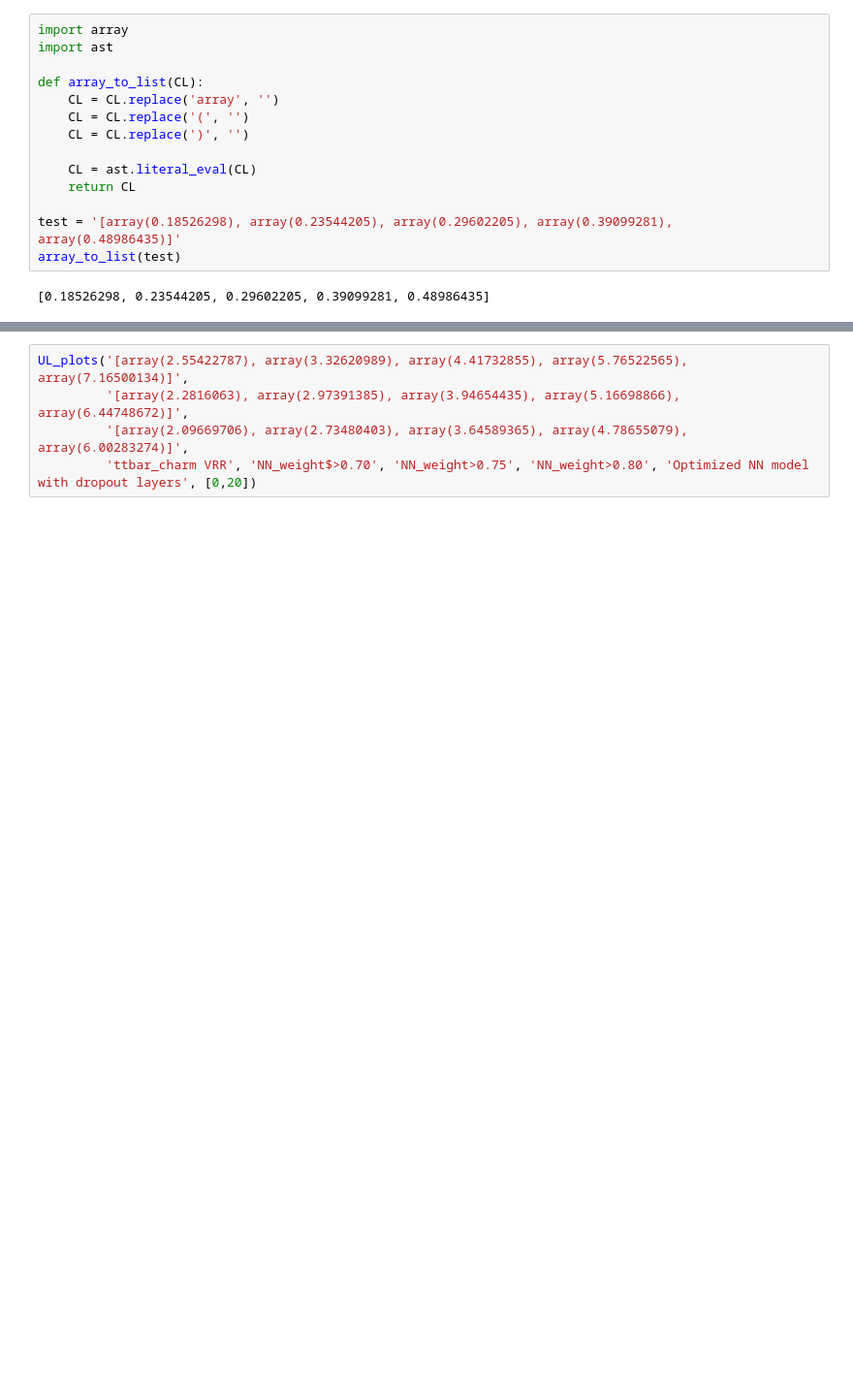
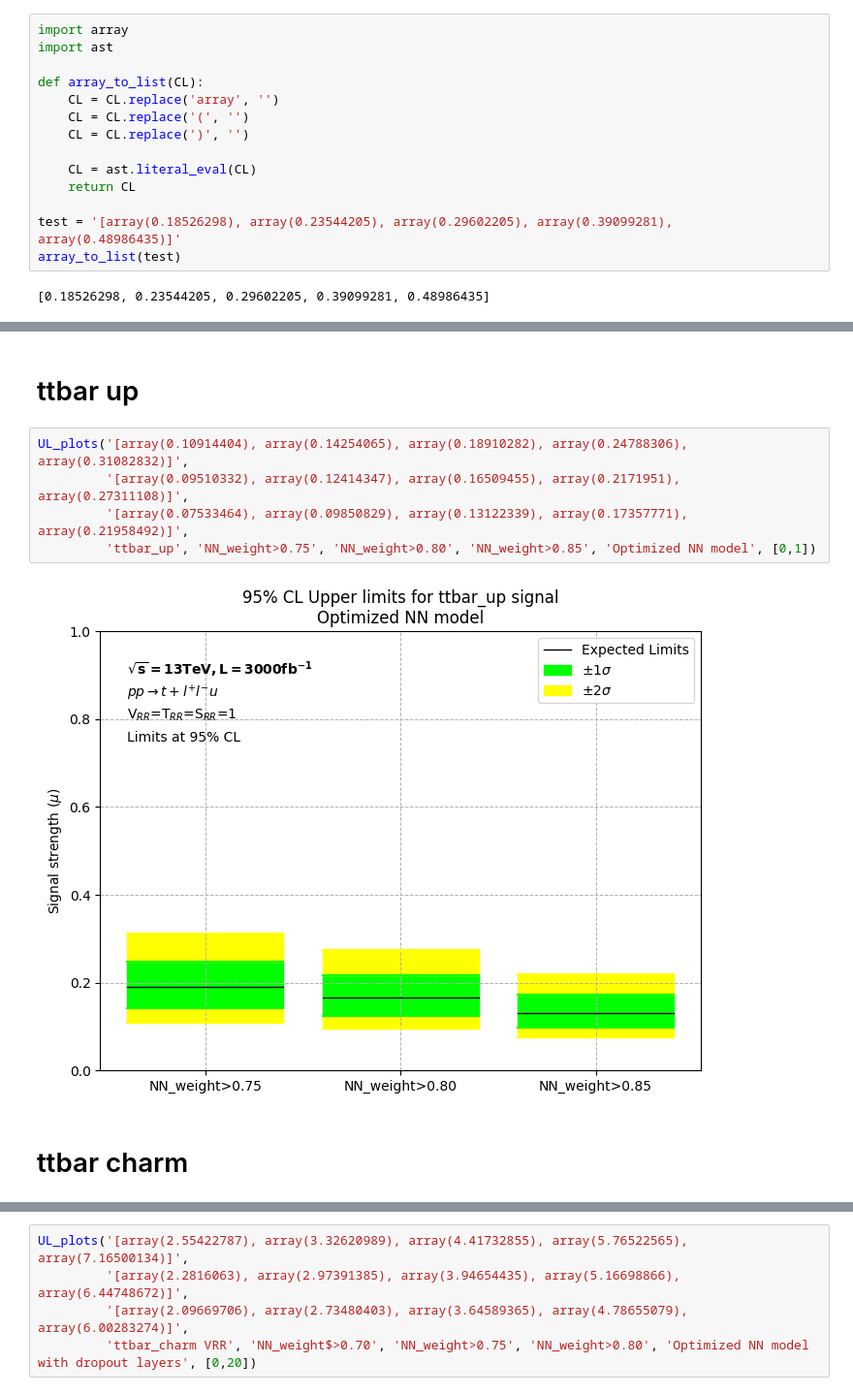
Before and after one commit to mghasemi19/TopFC, a Jupyter notebook: Fit_results/UL_plots.ipynb, the cells around one changed output, grey strips where cells are left out. Shown at 97% size. Drawn from its saved outputs; the diff is of its cells as text; blank space fills up the shorter version.

Commit message:
Update UL plots to include signal couplings

```diff
--- a/Fit_results/UL_plots.ipynb
+++ b/Fit_results/UL_plots.ipynb
@@ -189,3 +319,14 @@ def UL_plots(NN_low, NN_med, NN_high, x_title, weight_low, weight_med, weight_hi
+# %% [markdown]
+# ttbar up
+# %%
+UL_plots('[array(0.10914404), array(0.14254065), array(0.18910282), array(0.24788306), array(0.31082832)]',
+         '[array(0.09510332), array(0.12414347), array(0.16509455), array(0.2171951), array(0.27311108)]',
+         '[array(0.07533464), array(0.09850829), array(0.13122339), array(0.17357771), array(0.21958492)]',
+         'ttbar_up', 'NN_weight>0.75', 'NN_weight>0.80', 'NN_weight>0.85', 'Optimized NN model', [0,1])
+# %% [output]
+[figure, added]
+# %% [markdown]
+# ttbar charm
 # %%
 UL_plots('[array(0.16995817), array(0.22123871), array(0.29380828), array(0.38513289), array(0.48318188)]',
          '[array(0.15814555), array(0.20550003), array(0.27551894), array(0.36234972), array(0.45874746)]',
```
Also changed, not shown: parts of 11 cells of this notebook.
